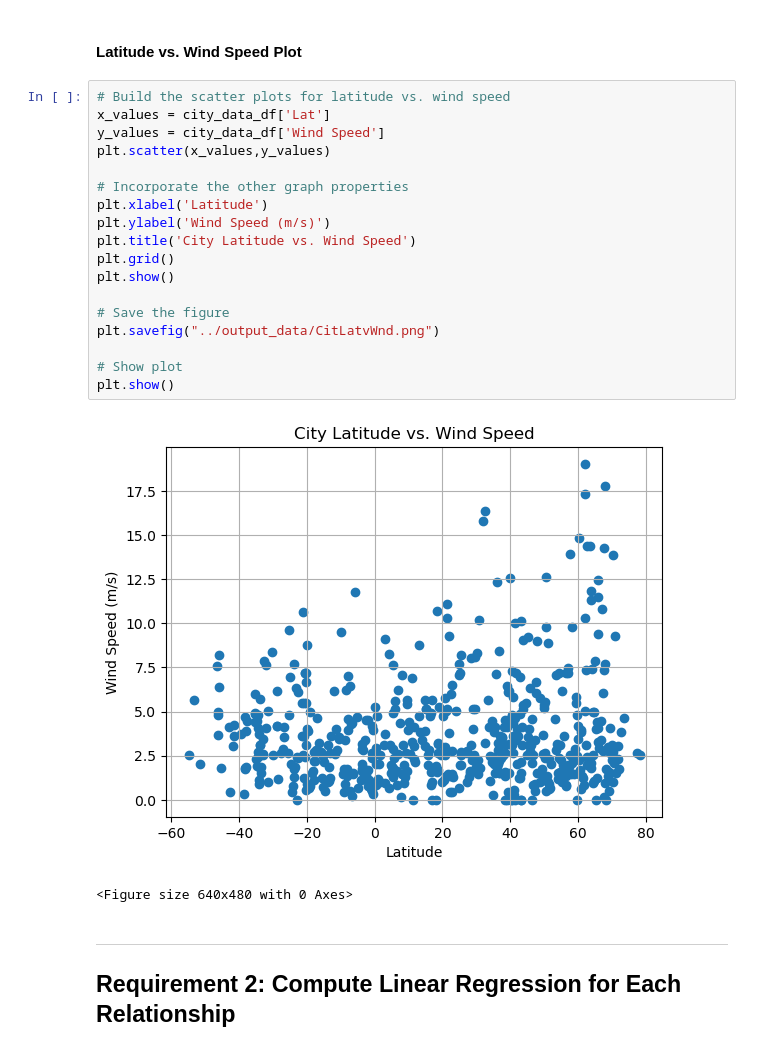
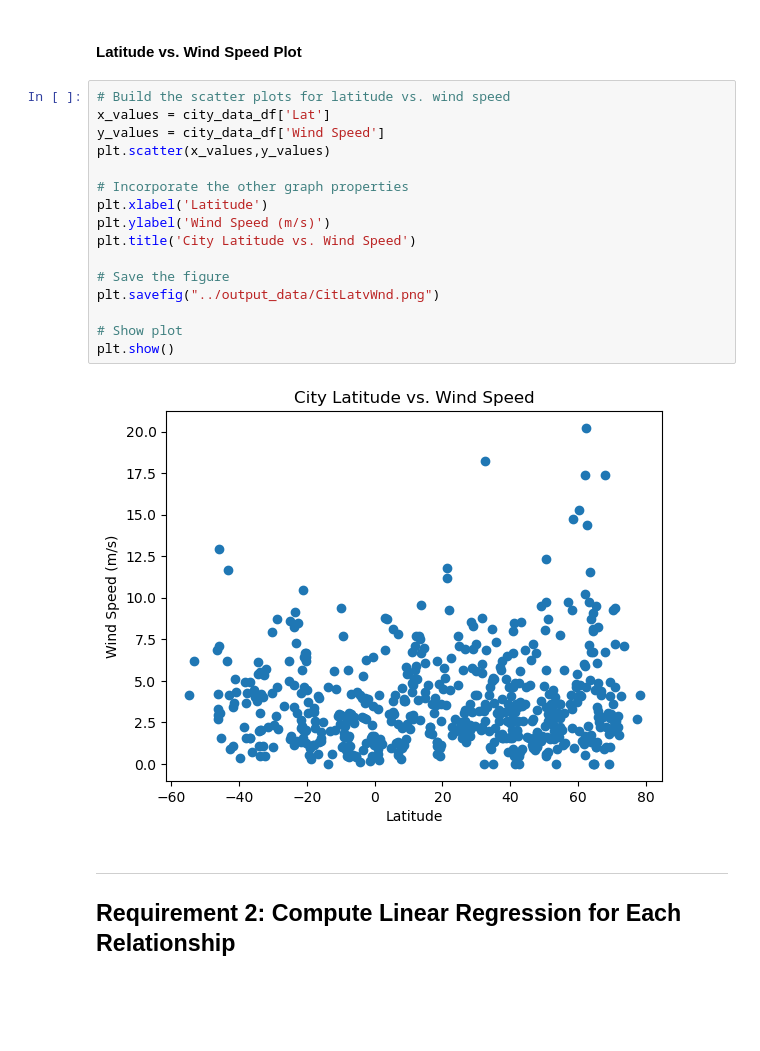
Before and after one commit to Samuel-Montesinos/python-api-challenge, a Jupyter notebook: starter_code/WeatherPy.ipynb, the cells around one changed output. Drawn from its saved outputs; the diff is of its cells as text; blank space fills up the shorter version.

Commit message:
Corrected images

```diff
--- a/starter_code/WeatherPy.ipynb
+++ b/starter_code/WeatherPy.ipynb
@@ -260,24 +255,21 @@ plt.show()
 # %%
 # Build the scatter plots for latitude vs. wind speed
 x_values = city_data_df['Lat']
 y_values = city_data_df['Wind Speed']
 plt.scatter(x_values,y_values)
 
 # Incorporate the other graph properties
 plt.xlabel('Latitude')
 plt.ylabel('Wind Speed (m/s)')
 plt.title('City Latitude vs. Wind Speed')
-plt.grid()
-plt.show()
 
 # Save the figure
 plt.savefig("../output_data/CitLatvWnd.png")
 
 # Show plot
 plt.show()
 # %% [output]
-[figure, old version]
+[figure, new version]
-<Figure size 640x480 with 0 Axes>
 # %% [markdown]
 ---
 
```
Also changed, not shown: parts of 18 cells of this notebook, 18 other files.
